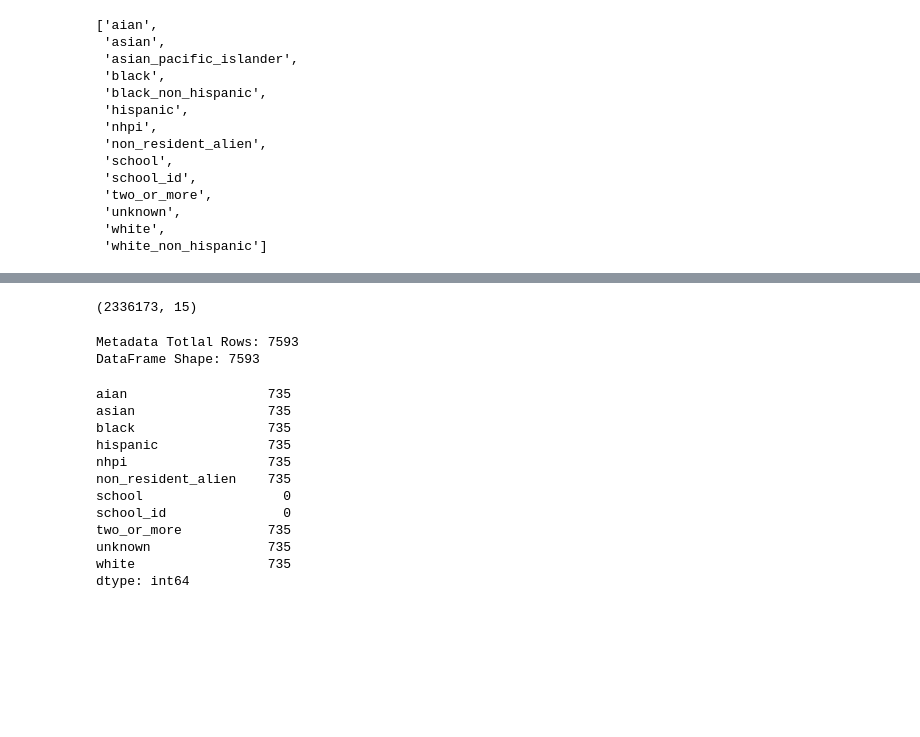
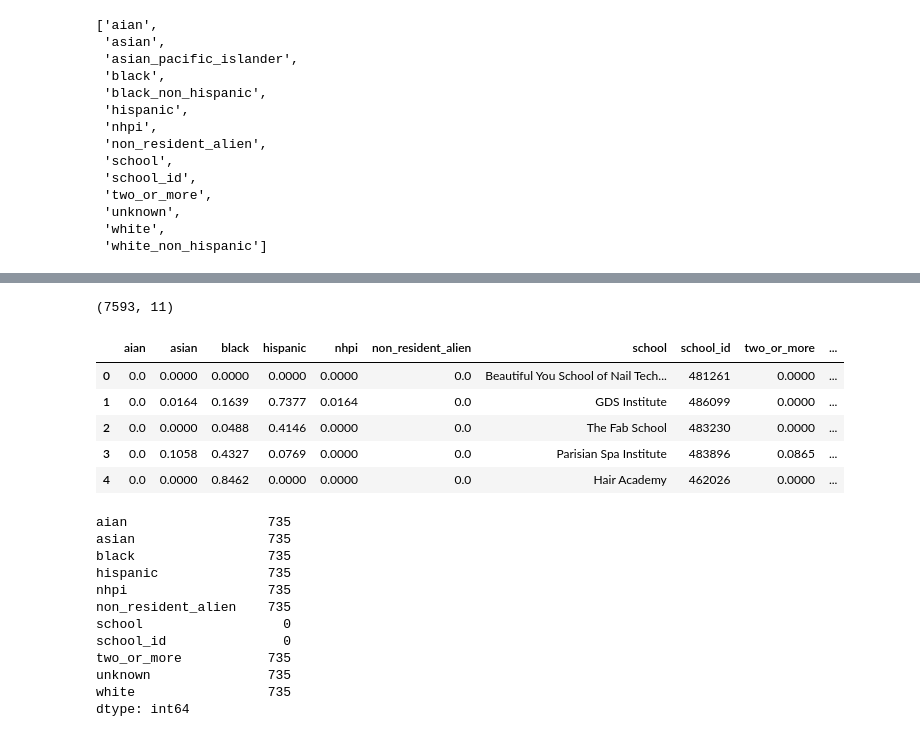
Before and after one commit to Eddiedude1/2015_College_Completion_by_Ethnicity, a Jupyter notebook: code/2015_college_completion-Copy1.ipynb, the cells around one changed output, grey strips where cells are left out. Saved outputs shown, nothing was run; the diff lists cells and outputs as text; code cells hidden in the pictures; blank space fills up the shorter version.

```diff
--- a/Submission.ipynb
+++ b/code/2015_college_completion-Copy1.ipynb
@@ -152,14 +158,20 @@ def comp_by_race(api, key):
 # %%
 # Reading in the csv file to double check the data...it matches the dataframe with over 1 million rows
-df = pd.read_csv('./collegescorecard.csv')
+df = pd.read_csv('../data/collegescorecard.csv', index_col=0)
 # %%
 # Way to many rows of data since the function was appending the data every iteration
 df.shape
 # %% [output]
-(2336173, 15)
+(7593, 11)
-# %%
-# Dropping these columns because there was not data for them.
-df.drop(['0','Unnamed: 3','Unnamed: 5','Unnamed: 14'],axis=1, inplace=True)
+# %%
+df.head()
+# %% [output]
+|  | aian | asian | black | hispanic | nhpi | non_resident_alien | school | school_id | two_or_more | ... |
+| 0 | 0.0 | 0.0000 | 0.0000 | 0.0000 | 0.0000 | 0.0 | Beautiful You School of Nail Tech... | 481261 | 0.0000 | ... |
+| 1 | 0.0 | 0.0164 | 0.1639 | 0.7377 | 0.0164 | 0.0 | GDS Institute | 486099 | 0.0000 | ... |
+| 2 | 0.0 | 0.0000 | 0.0488 | 0.4146 | 0.0000 | 0.0 | The Fab School | 483230 | 0.0000 | ... |
+| 3 | 0.0 | 0.1058 | 0.4327 | 0.0769 | 0.0000 | 0.0 | Parisian Spa Institute | 483896 | 0.0865 | ... |
+| 4 | 0.0 | 0.0000 | 0.8462 | 0.0000 | 0.0000 | 0.0 | Hair Academy | 462026 | 0.0000 | ... |
 # %%
 # changing the column names
 df.columns = ['aian',
@@ -179,11 +191,4 @@ df.drop_duplicates(keep='first',inplace=True)
 # %%
 # Overwriting original .csv file with no duplicates
 df.to_csv('collegescorecard.csv')
-# %%
-# After removing duplicates the length was exactly 7593 which matches the metadata results
-print('Metadata Totlal Rows: {}'.format(results['metadata']['total']))
-print('DataFrame Shape: {}'.format(df.shape[0]))
-# %% [output]
-Metadata Totlal Rows: 7593
-DataFrame Shape: 7593
 # %%
```
Also changed, not shown: parts of 8 cells of this notebook, 4 other files.
